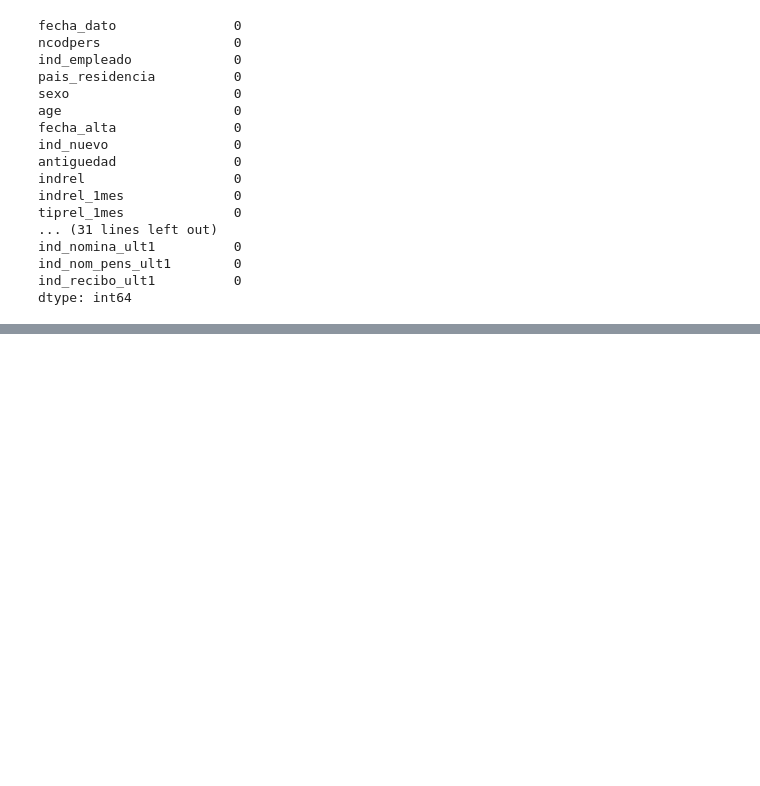
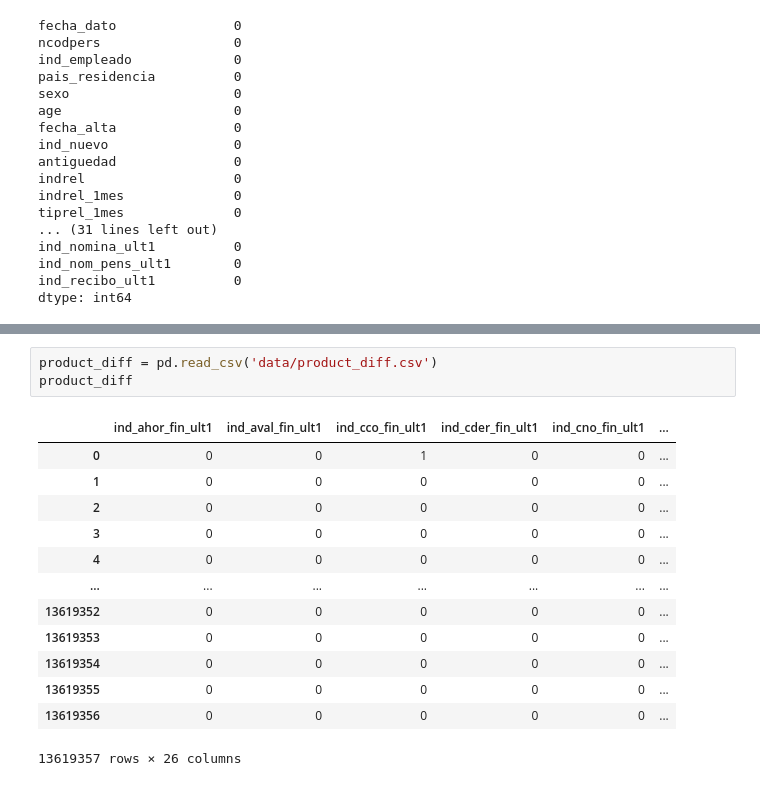
Before and after one commit to Santander-Product-Recsys/Santander-RecSys-Dennis, a Jupyter notebook: santander-product-recommendation.ipynb, the cells around one changed output, grey strips where cells are left out. Drawn from its saved outputs; the diff is of its cells as text; blank space fills up the shorter version.

```diff
--- a/santander-product-recommendation.ipynb
+++ b/santander-product-recommendation.ipynb
@@ -1432,0 +1505,17 @@ dtype: int64
+# %%
+product_diff = pd.read_csv('data/product_diff.csv')
+product_diff
+# %% [output]
+|  | ind_ahor_fin_ult1 | ind_aval_fin_ult1 | ind_cco_fin_ult1 | ind_cder_fin_ult1 | ind_cno_fin_ult1 | ... |
+| 0 | 0 | 0 | 1 | 0 | 0 | ... |
+| 1 | 0 | 0 | 0 | 0 | 0 | ... |
+| 2 | 0 | 0 | 0 | 0 | 0 | ... |
+| 3 | 0 | 0 | 0 | 0 | 0 | ... |
+| 4 | 0 | 0 | 0 | 0 | 0 | ... |
+| ... | ... | ... | ... | ... | ... | ... |
+| 13619352 | 0 | 0 | 0 | 0 | 0 | ... |
+| 13619353 | 0 | 0 | 0 | 0 | 0 | ... |
+| 13619354 | 0 | 0 | 0 | 0 | 0 | ... |
+| 13619355 | 0 | 0 | 0 | 0 | 0 | ... |
+| 13619356 | 0 | 0 | 0 | 0 | 0 | ... |
+13619357 rows × 26 columns
```
Also changed, not shown: parts of 12 cells of this notebook.
